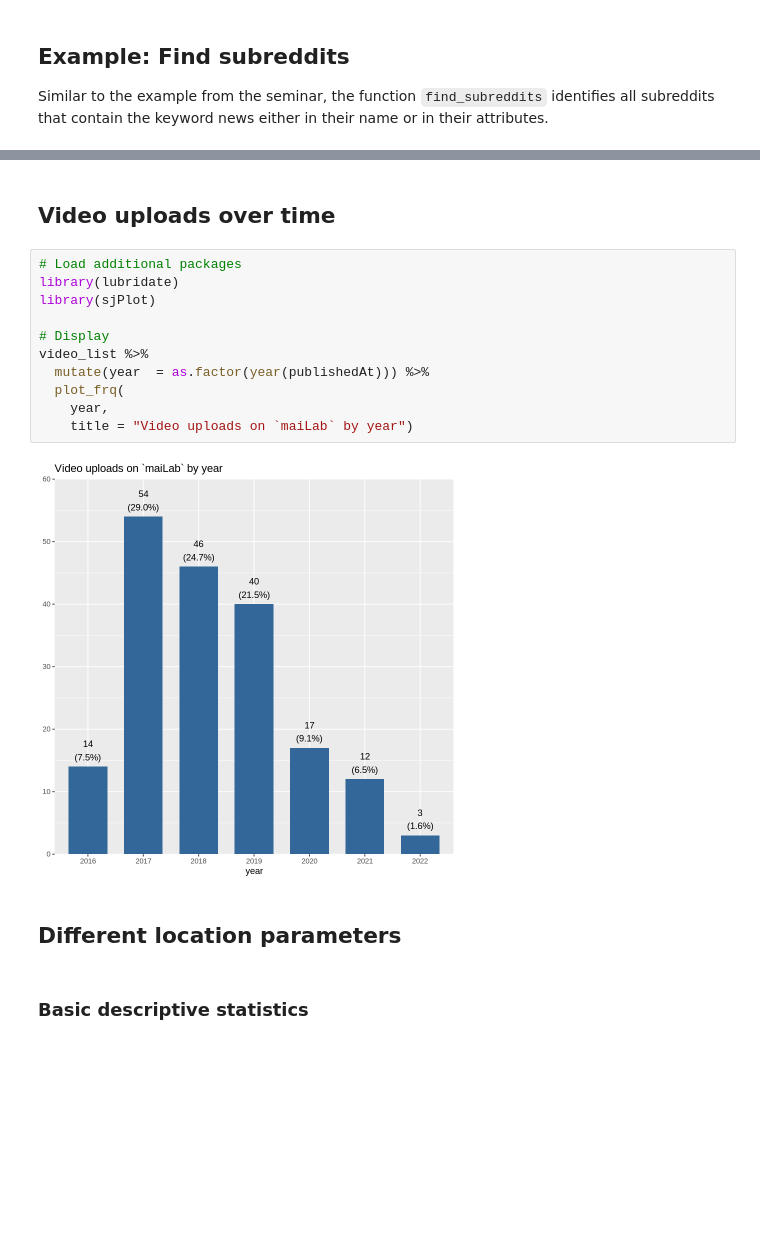
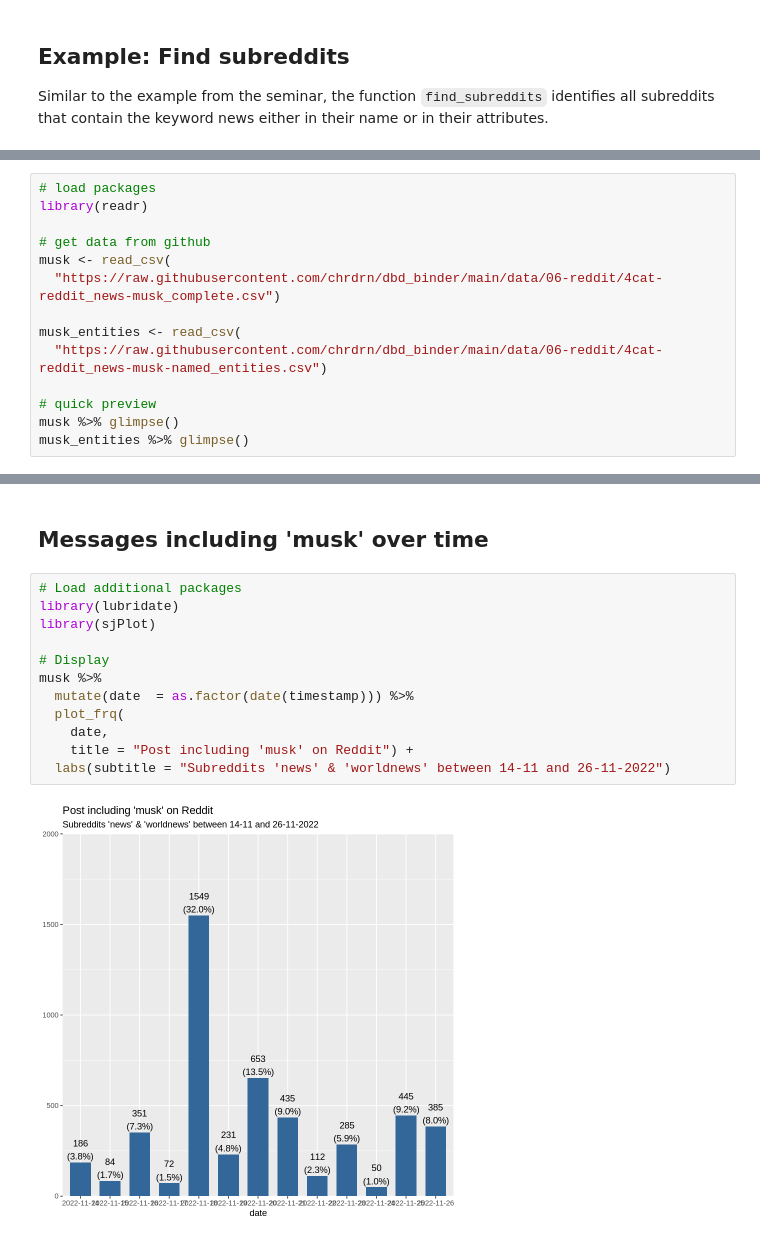
Before and after one commit to chrdrn/dbd_binder, a Jupyter notebook: session_06-showcase_reddit.ipynb, the cells around one changed output, grey strips where cells are left out. Drawn from its saved outputs; the diff is of its cells as text; blank space fills up the shorter version.

```diff
--- a/session_06-showcase_reddit.ipynb
+++ b/session_06-showcase_reddit.ipynb
@@ -114,0 +71,14 @@ $ commentCount       <dbl> 18716, 9141, 8204, 38823, 111200, 7905, 3831, 5723,
+# %%
+# load packages
+library(readr)
+
+# get data from github
+musk <- read_csv(
+  "https://raw.githubusercontent.com/chrdrn/dbd_binder/main/data/06-reddit/4cat-reddit_news-musk_complete.csv")
+
+musk_entities <- read_csv(
+  "https://raw.githubusercontent.com/chrdrn/dbd_binder/main/data/06-reddit/4cat-reddit_news-musk-named_entities.csv")
+
+# quick preview
+musk %>% glimpse()
+musk_entities %>% glimpse()
@@ -115,19 +121,16 @@ $ commentCount       <dbl> 18716, 9141, 8204, 38823, 111200, 7905, 3831, 5723,
 # %% [markdown]
-## Video uploads over time
+## Messages including 'musk' over time
 # %%
 # Load additional packages
 library(lubridate)
 library(sjPlot)
 
 # Display
-video_list %>%
-  mutate(year  = as.factor(year(publishedAt))) %>%
+musk %>%
+  mutate(date  = as.factor(date(timestamp))) %>%
   plot_frq(
-    year,
-    title = "Video uploads on `maiLab` by year")
+    date,
+    title = "Post including 'musk' on Reddit") +
+  labs(subtitle = "Subreddits 'news' & 'worldnews' between 14-11 and 26-11-2022")
 # %% [output]
-[figure, old version]
+[figure, new version]
-# %% [markdown]
-## Different location parameters
-# %% [markdown]
-### Basic descriptive statistics
```
Also changed, not shown: parts of 22 cells of this notebook.
